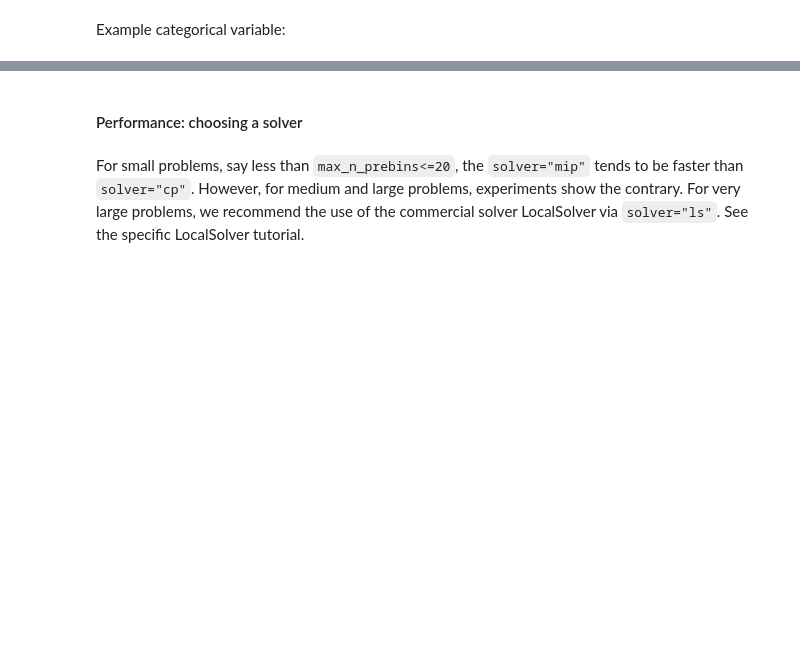
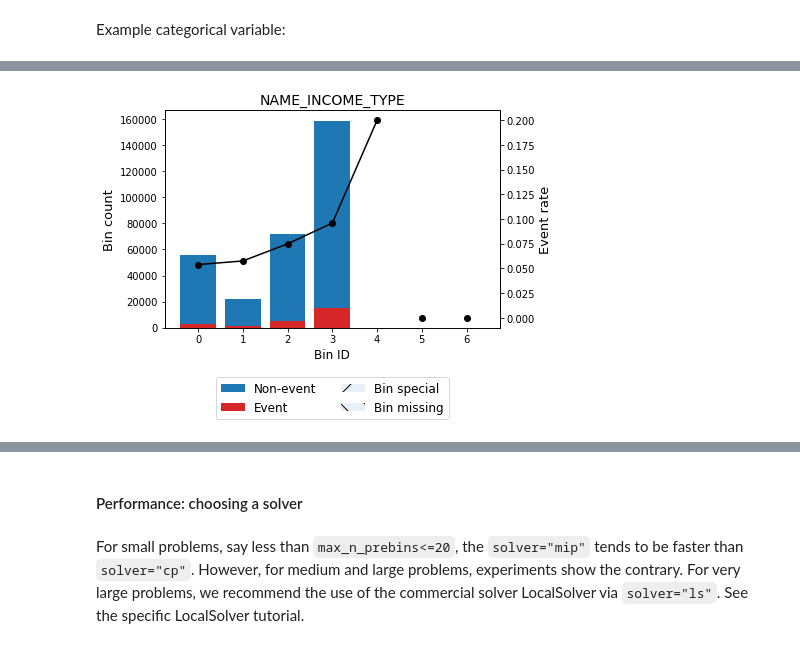
Before and after one commit to guillermo-navas-palencia/optbinning, a Jupyter notebook: doc/source/tutorials/tutorial_binary.ipynb, the cells around one changed output, grey strips where cells are left out. Saved outputs shown, nothing was run; the diff lists cells and outputs as text; code cells hidden in the pictures; blank space fills up the shorter version.

```diff
--- a/doc/source/tutorials/tutorial_binary.ipynb
+++ b/doc/source/tutorials/tutorial_binary.ipynb
@@ -553,3 +581,7 @@ binning_table.build()
+# %%
+optb.binning_table.plot(metric="event_rate")
+# %% [output]
+[figure, added]
 # %%
 optb.information()
 # %% [output]
```
Also changed, not shown: parts of 17 cells of this notebook, 17 other files.
